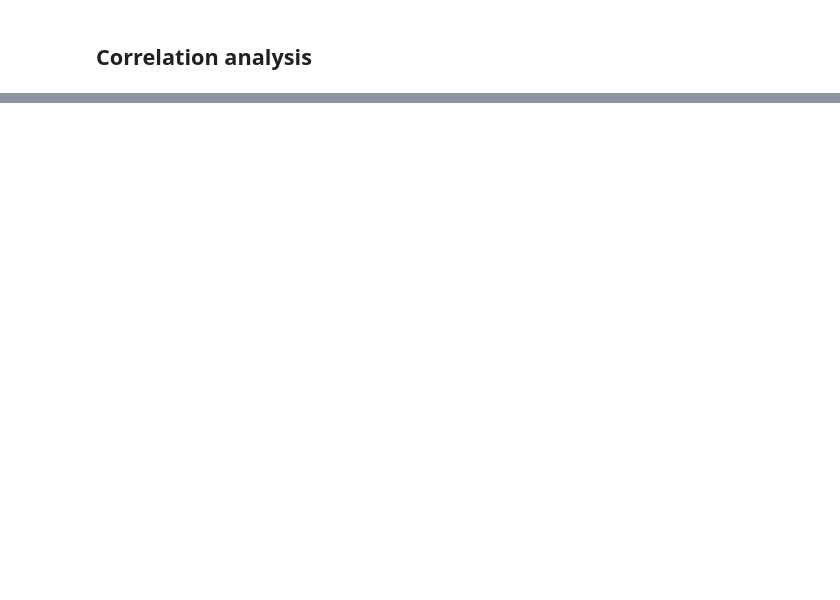
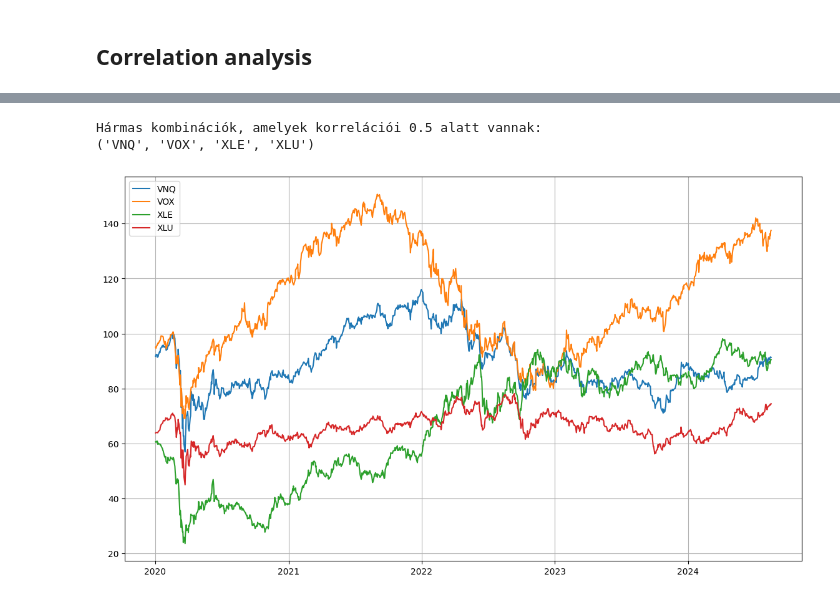
Before and after one commit to datavers/portfolio_idea, a Jupyter notebook: Portfolio.ipynb, the cells around one changed output, grey strips where cells are left out. Saved outputs shown, nothing was run; the diff lists cells and outputs as text; code cells hidden in the pictures; blank space fills up the shorter version.

```diff
--- a/Portfolio.ipynb
+++ b/Portfolio.ipynb
@@ -50,5 +61,5 @@ Already up to date.
 # %% [markdown]
 ## Import the sector ETFs and other instrumentums
 # %%
-sector_data = yf.download('XLE XLB XLI XLU XLV XLF XLY XLP VGT VOX VNQ BTC-USD', start='2020-01-01', group_by='ticker')
+sector_data = yf.download('XLE XLB XLI XLU XLV XLF XLY XLP VGT VOX VNQ', start='2020-01-01', group_by='ticker')
 # %% [output]
@@ -574,0 +192,35 @@ A befektetés inflációval korrigált értéke 2024-ben: 218828.28 HUF
+# %%
+from itertools import combinations
+
+# Határérték az erős korrelációra
+threshold = 0.6
+
+# Oszlopnevek lekérése
+columns = corr_matrix.columns
+
+# Lehetséges hármas kombinációk létrehozása
+combs = combinations(columns, 4)
+
+# Hármas kombinációk szűrése a korrelációs értékek alapján
+selected_combinations = []
+for comb in combs:
+    if all(corr_matrix.loc[comb[i], comb[j]] < threshold for i in range(4) for j in range(i+1, 4)):
+        selected_combinations.append(comb)
+
+# Megjelenítjük azokat a hármas kombinációkat, amelyek megfelelnek a feltételnek
+print("Hármas kombinációk, amelyek korrelációi 0.5 alatt vannak:")
+print(selected_combinations[0])
+# %% [output]
+Hármas kombinációk, amelyek korrelációi 0.5 alatt vannak:
+('VNQ', 'VOX', 'XLE', 'XLU')
+# %%
+portfolio = close_prices[list(selected_combinations[0])]
+plt.figure(figsize=(14, 8))
+for ticker in portfolio.columns:
+    plt.plot(portfolio.index, portfolio[ticker], label=f'{ticker}')
+
+plt.legend()
+plt.grid(True)
+plt.show()
+# %% [output]
+[figure, added]
```
Also changed, not shown: parts of 66 cells of this notebook.
